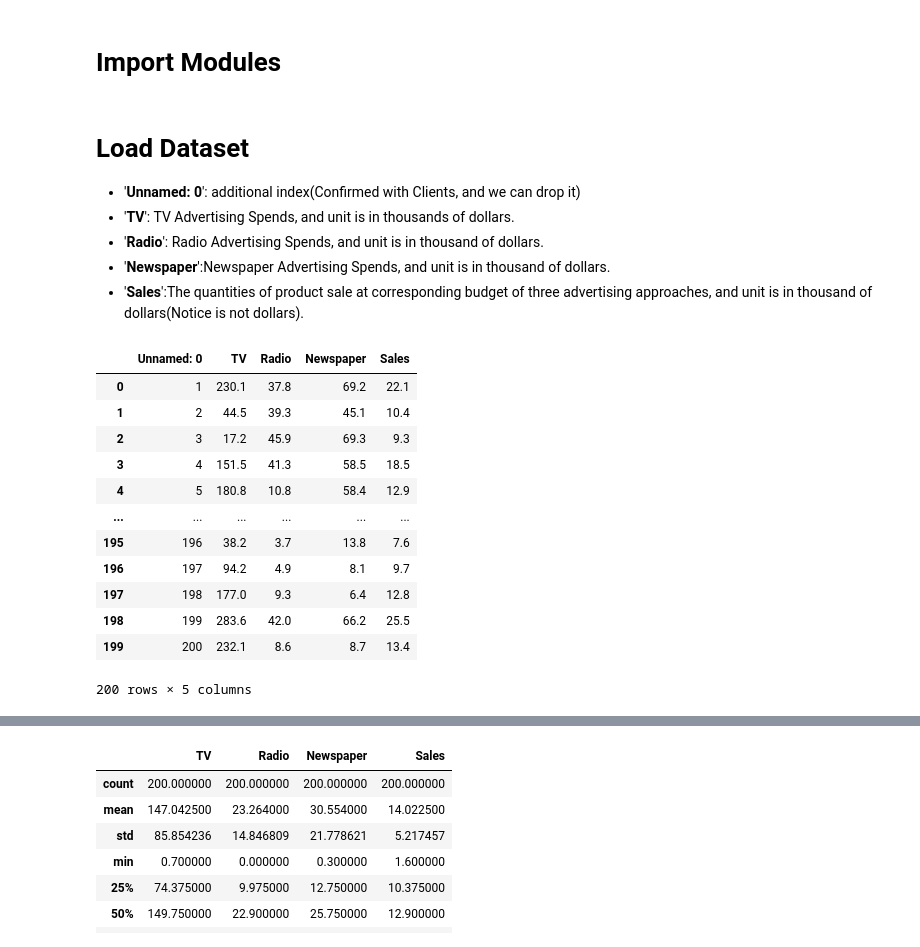
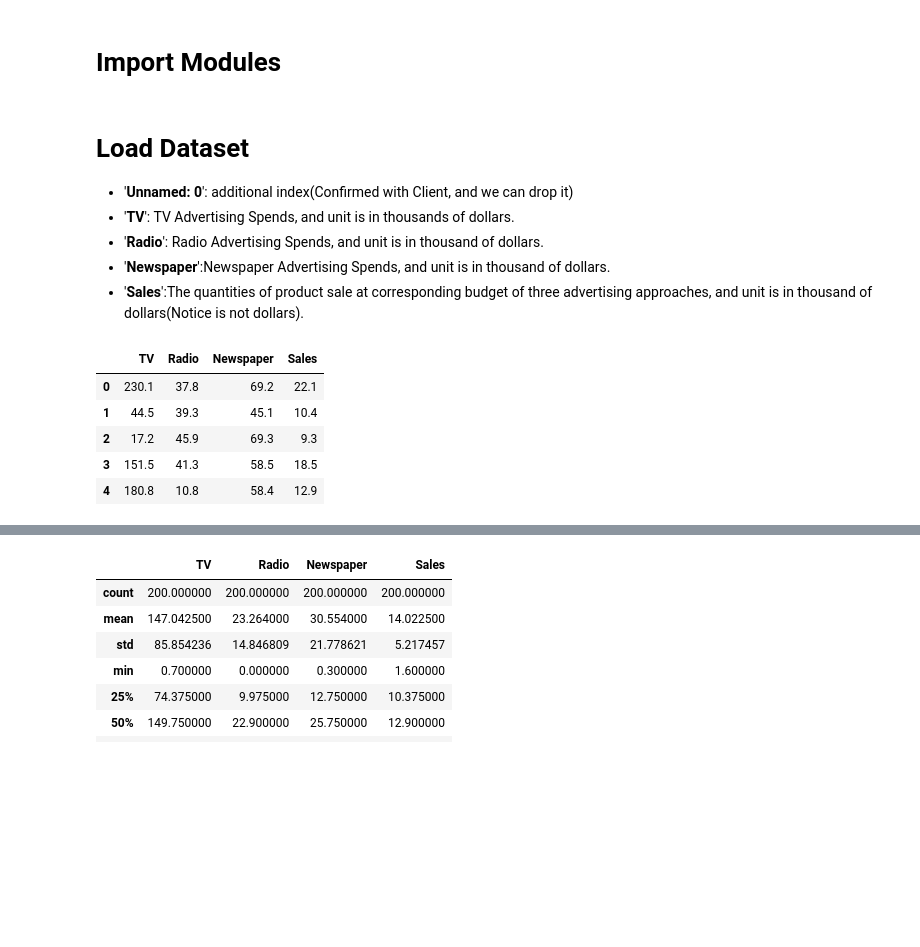
Before and after one commit to alextianyf/LinearRegression-CaseStudy-Spend-Sale-Prediction, a Jupyter notebook: 01-Simple-LinearRegression.ipynb, the cells around one changed output, grey strips where cells are left out. Saved outputs shown, nothing was run; the diff lists cells and outputs as text; code cells hidden in the pictures; blank space fills up the shorter version.

```diff
--- a/01-Simple-LinearRegression.ipynb
+++ b/01-Simple-LinearRegression.ipynb
@@ -15,25 +18,20 @@ import seaborn as sns
 # %% [markdown]
 # Load Dataset
 
-- '**Unnamed: 0**': additional index(Confirmed with Clients, and we can drop it)
+- '**Unnamed: 0**': additional index(Confirmed with Client, and we can drop it)
 - '**TV**': TV Advertising Spends, and unit is in thousands of dollars.
 - '**Radio**': Radio Advertising Spends, and unit is in thousand of dollars.
 - '**Newspaper**':Newspaper Advertising Spends, and unit is in thousand of dollars.
 - '**Sales**':The quantities of product sale at corresponding budget of three advertising approaches, and unit is in thousand of dollars(Notice is not dollars).
 # %%
 df = pd.read_csv('Advertising.csv')
-df
+# drop feature 'Unnamed:0'
+df = df.drop(['Unnamed: 0'], axis=1)
+df.head()
 # %% [output]
-|  | Unnamed: 0 | TV | Radio | Newspaper | Sales |
-| 0 | 1 | 230.1 | 37.8 | 69.2 | 22.1 |
-| 1 | 2 | 44.5 | 39.3 | 45.1 | 10.4 |
-| 2 | 3 | 17.2 | 45.9 | 69.3 | 9.3 |
-| 3 | 4 | 151.5 | 41.3 | 58.5 | 18.5 |
-| 4 | 5 | 180.8 | 10.8 | 58.4 | 12.9 |
-| ... | ... | ... | ... | ... | ... |
-| 195 | 196 | 38.2 | 3.7 | 13.8 | 7.6 |
-| 196 | 197 | 94.2 | 4.9 | 8.1 | 9.7 |
-| 197 | 198 | 177.0 | 9.3 | 6.4 | 12.8 |
-| 198 | 199 | 283.6 | 42.0 | 66.2 | 25.5 |
-| 199 | 200 | 232.1 | 8.6 | 8.7 | 13.4 |
+|  | TV | Radio | Newspaper | Sales |
+| 0 | 230.1 | 37.8 | 69.2 | 22.1 |
+| 1 | 44.5 | 39.3 | 45.1 | 10.4 |
+| 2 | 17.2 | 45.9 | 69.3 | 9.3 |
+| 3 | 151.5 | 41.3 | 58.5 | 18.5 |
+| 4 | 180.8 | 10.8 | 58.4 | 12.9 |
-200 rows × 5 columns
```
Also changed, not shown: parts of 19 cells of this notebook, 1 other file.
